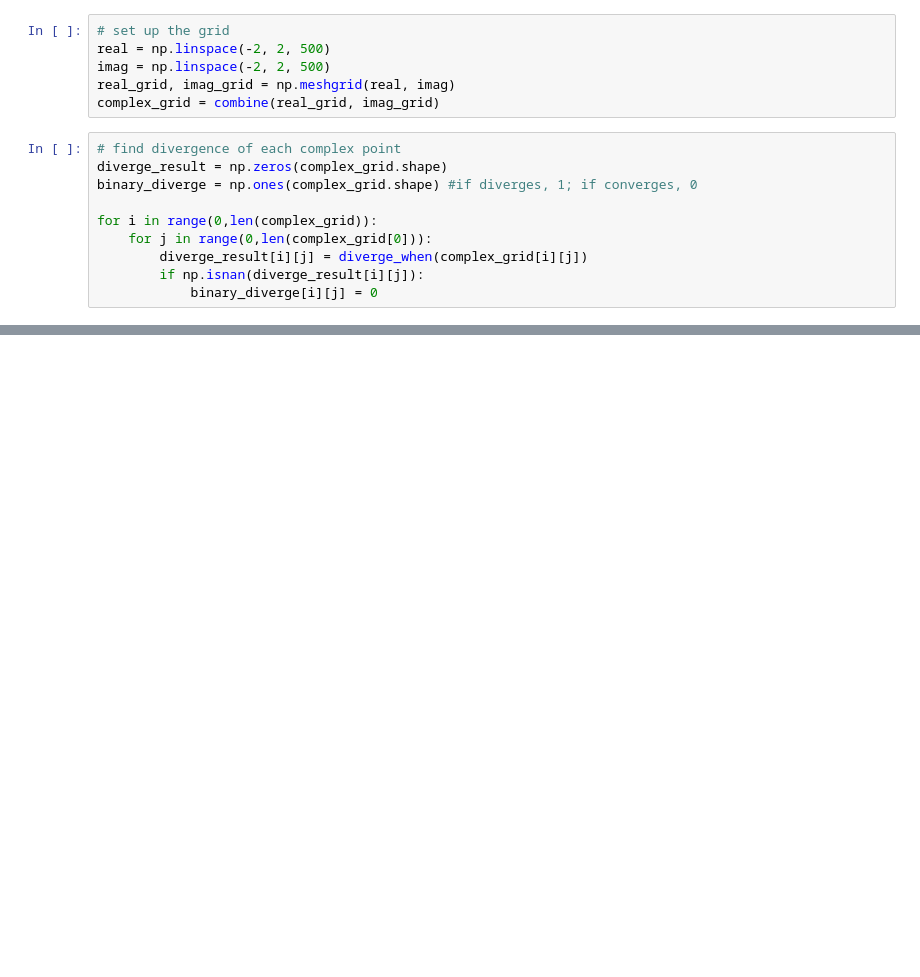
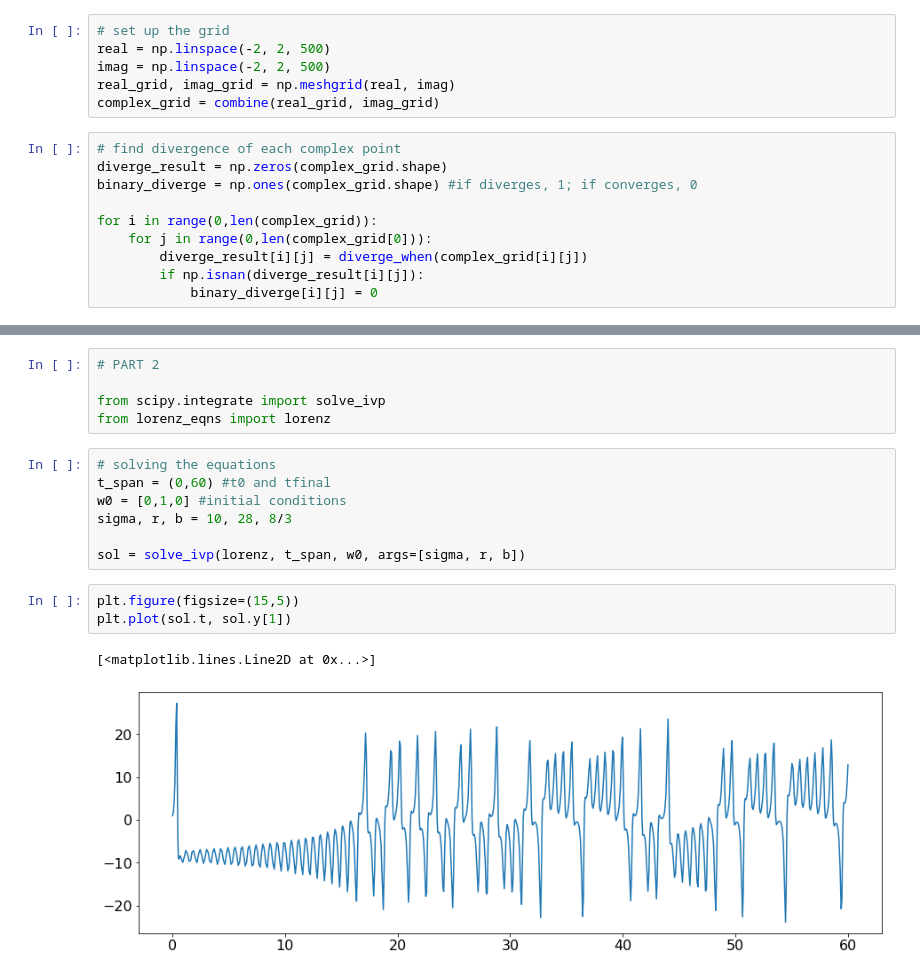
Before and after one commit to ethankwan-uoft/CTA200_2026, a Jupyter notebook: assignment_3/assignment.ipynb, the cells around one changed output, grey strips where cells are left out. Cells and saved outputs as stored; diff of their text form; blank space fills up the shorter version.

```diff
--- a/assignment_3/assignment.ipynb
+++ b/assignment_3/assignment.ipynb
@@ -58,0 +55,18 @@ plt.show()
+# %%
+# PART 2
+
+from scipy.integrate import solve_ivp
+from lorenz_eqns import lorenz
+# %%
+# solving the equations
+t_span = (0,60) #t0 and tfinal
+w0 = [0,1,0] #initial conditions
+sigma, r, b = 10, 28, 8/3
+
+sol = solve_ivp(lorenz, t_span, w0, args=[sigma, r, b])
+# %%
+plt.figure(figsize=(15,5))
+plt.plot(sol.t, sol.y[1])
+# %% [output]
+[<matplotlib.lines.Line2D at 0x...>]
+[figure, added]
```
Also changed, not shown: parts of 2 cells of this notebook, 1 other file.
